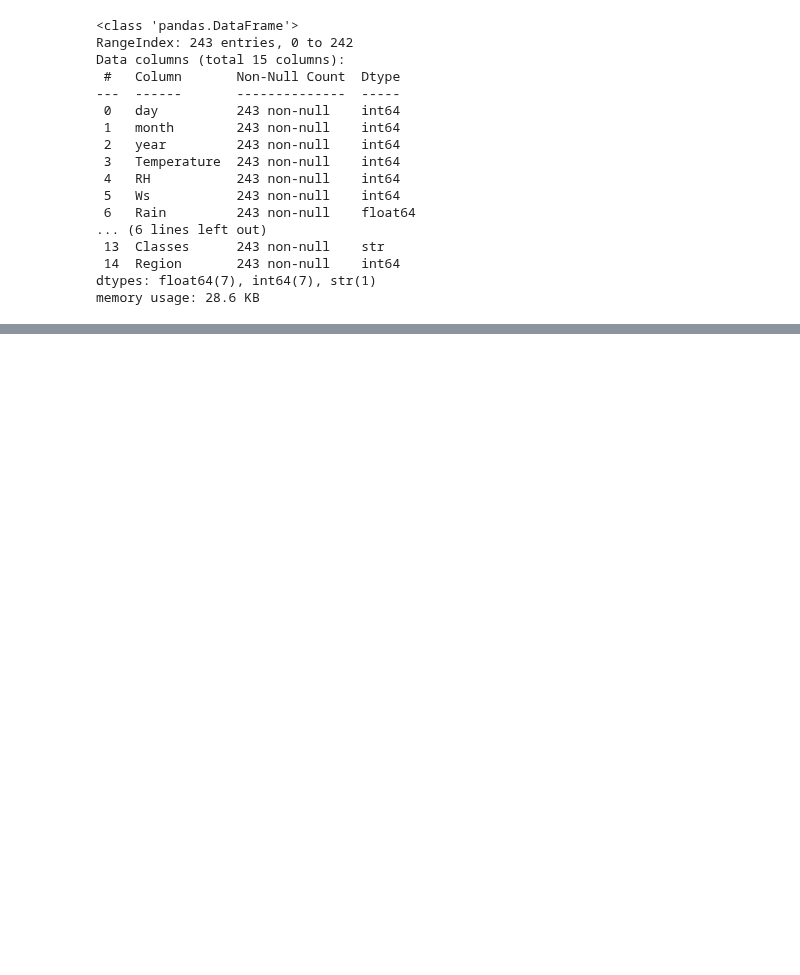
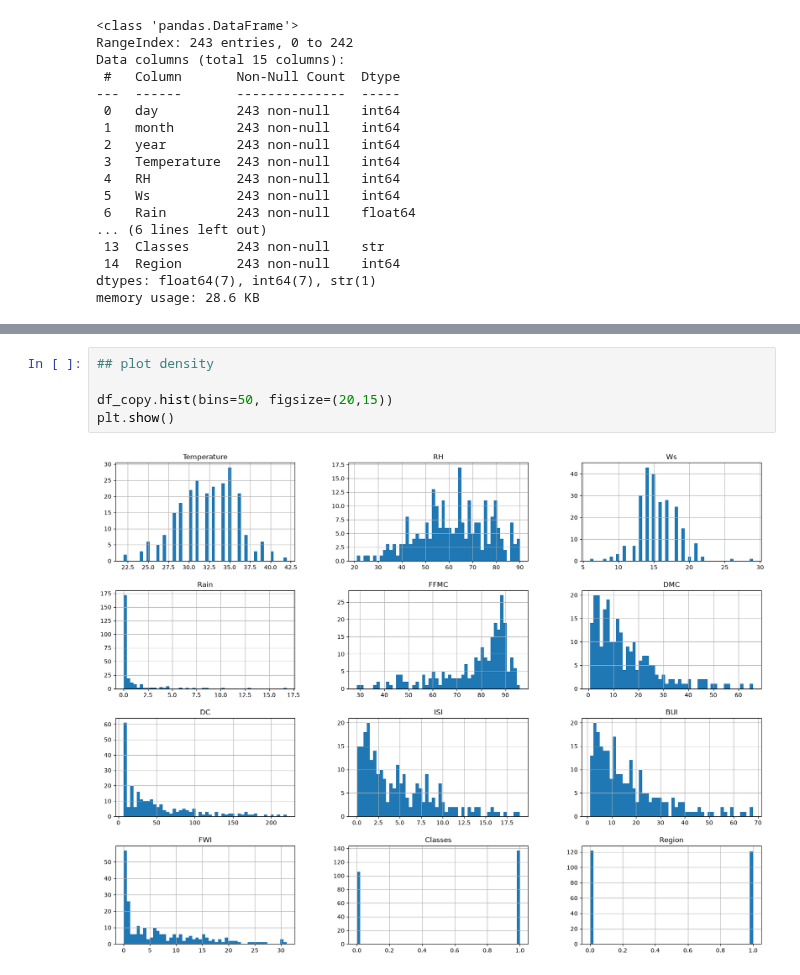
Before and after one commit to AKSHAY-CHOWDARY/AIML, a Jupyter notebook: Project Algerian Forest Fires/regression.ipynb, the cells around one changed output, grey strips where cells are left out. Cells and saved outputs as stored; diff of their text form; blank space fills up the shorter version.

```diff
--- a/Project Algerian Forest Fires/regression.ipynb
+++ b/Project Algerian Forest Fires/regression.ipynb
@@ -184,0 +243,7 @@ df.describe()
+# %%
+## plot density
+
+df_copy.hist(bins=50, figsize=(20,15))
+plt.show()
+# %% [output]
+[figure, added]
```
Also changed, not shown: parts of 51 cells of this notebook, 1 other file.
